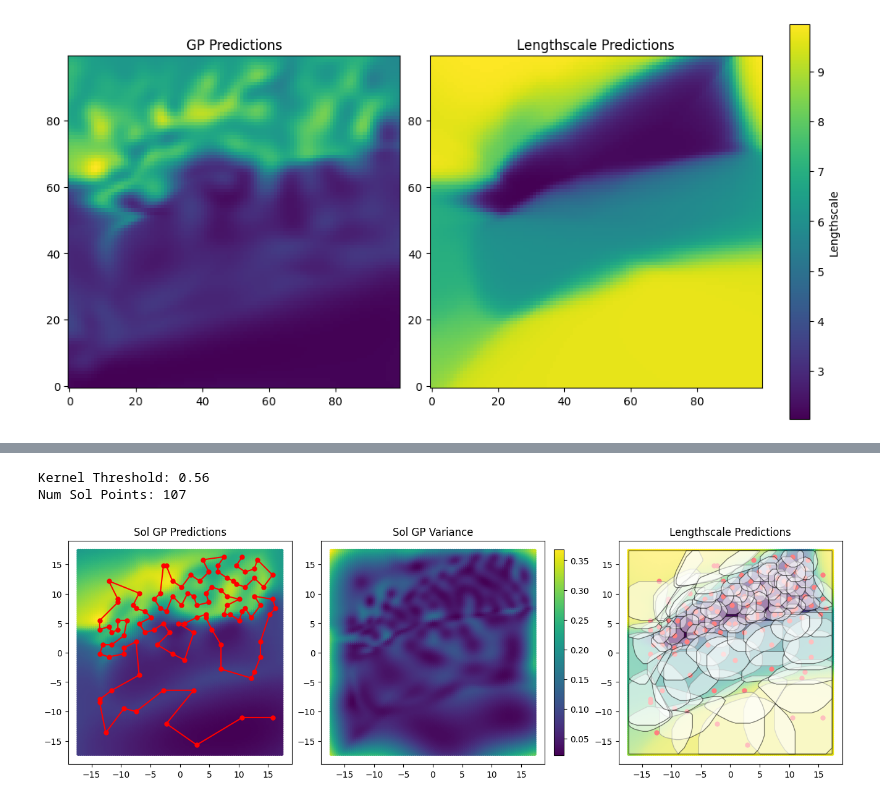
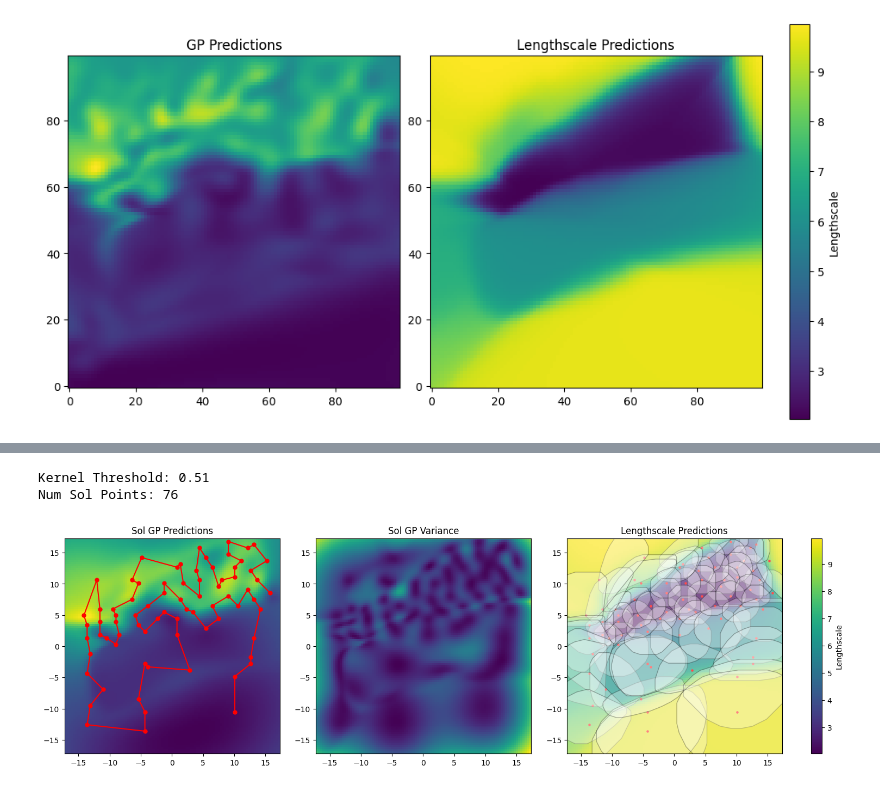
Before and after one commit to itskalvik/ICPP, a Jupyter notebook: demo.ipynb, the cells around one changed output, grey strips where cells are left out. Saved outputs shown, nothing was run; the diff lists cells and outputs as text; code cells hidden in the pictures.

Commit message:
Fix blob plotting

```diff
--- a/demo.ipynb
+++ b/demo.ipynb
@@ -114,12 +112,12 @@ Num candidates: 4624
 # %%
-max_var = 0.6
+max_var = 0.65
+kernel_threshold = np.sqrt((1.0 - max_var)*(1 + noise_variance))
+print(f"Kernel Threshold: {kernel_threshold:.2f}")
 cmodel = get_method('GreedyCoverage')(num_sensing=500,
-                                      X_objective=X_test,
+                                      X_objective=X_train,
                                       kernel=kernel,
                                       noise_variance=noise_variance,
-                                      X_candidates=X_candidates)
-kernel_threshold = np.sqrt((1.0 - max_var)*(1 + noise_variance))
+                                      X_candidates=X_cand)
 X_sol = cmodel.optimize(kernel_threshold=max_var)[0]
-print(f"Kernel Threshold: {kernel_threshold:.2f}")
 print(f"Num Sol Points: {len(X_sol)}")
 # %% [output]
@@ -180,17 +181,17 @@ plt.show()
 # %%
-max_var = 0.7
+max_var = 0.75
+kernel_threshold = np.sqrt((1.0 - max_var)*(1 + noise_variance))
+print(f"Kernel Threshold: {kernel_threshold:.2f}")
 cmodel = get_method('GCBCoverage')(num_sensing=500,
-                                   X_objective=X_test,
+                                   X_objective=X_train,
                                    kernel=kernel,
                                    noise_variance=noise_variance,
                                    X_candidates=X_sol)
-kernel_threshold = np.sqrt((1.0 - max_var)*(1 + noise_variance))
 X_sol = cmodel.optimize(kernel_threshold=max_var)[0]
-print(f"Kernel Threshold: {kernel_threshold:.2f}")
 print(f"Num Sol Points: {len(X_sol)}")
 # %% [output]
-Kernel Threshold: 0.56
-Num Sol Points: 107
+Kernel Threshold: 0.51
+Num Sol Points: 76
 # %%
 y_sol, _ = model.predict_f(X_sol)
 _, _, _, model_sol = get_model_params(
@@ -203,43 +204,46 @@ _, _, _, model_sol = get_model_params(
 mean, var = model_sol.predict_f(X_test)
 cov = kernel(X_sol, X_test).numpy()
 # %%
-fig, axes = plt.subplots(1, 3, figsize=(13, 5), constrained_layout=True)
+# Create subplots
+fig, axes = plt.subplots(1, 3, figsize=(15, 4.5), constrained_layout=True)
 
-# Training data
-sc1 = axes[0].scatter(X_test[:, 0], X_test[:, 1], c=mean.numpy(), s=12)
+# First subplot — training data
+sc1 = axes[0].imshow(mean.numpy().reshape(x_dim, y_dim).T,
+                     extent=extent, origin="lower")
 axes[0].scatter(X_sol[:, 0], X_sol[:, 1], c='r', s=25)
 axes[0].plot(X_sol[:, 0], X_sol[:, 1], c='r')
 axes[0].set_title("Sol GP Predictions")
 axes[0].set_aspect('equal')
 
-# Variance
-sc2 = axes[1].scatter(X_test[:, 0], X_test[:, 1], c=var.numpy(), s=12)
+sc2 = axes[1].imshow(var.numpy().reshape(x_dim, y_dim).T,
+                     extent=extent, origin="lower")
 axes[1].set_title("Sol GP Variance")
 axes[1].set_aspect('equal')
 
-# Lengthscales
-sc3 = axes[2].scatter(X_test[:, 0], X_test[:, 1], c=lengthscale_preds, s=12)
-axes[2].scatter(X_sol[:, 0], X_sol[:, 1], c='r', s=25)
+sc2 = axes[2].imshow(y_test_ls.reshape(x_dim, y_dim).T,
+                     extent=extent, origin="lower")
+axes[2].scatter(X_sol[:, 0], X_sol[:, 1], c='r', s=5)
 
-# FoVs
 for i in range(len(X_sol)):
     idx = np.where(cov[i] > kernel_threshold)
     mask = X_test[idx]
-    multi_point = Polygon(mask)
-    poly = multi_point.convex_hull
+    poly = Polygon(mask).convex_hull
+    poly = poly.buffer(0.5)
     patch = MplPolygon(list(poly.exterior.coords),
                     closed=True,
                     facecolor='w',
                     edgecolor='k',
-                    alpha=0.5)
+                    alpha=0.3)
     axes[2].add_patch(patch)
-
 axes[2].set_title("Lengthscale Predictions")
 axes[2].set_aspect('equal')
+axes[2].set_xlim(axes[1].get_xlim())
+axes[2].set_ylim(axes[1].get_ylim())
 
-# Fix colorbar size
-cbar = fig.colorbar(sc2, ax=axes[1], fraction=0.046, pad=0.04)
+# Shared colorbar
+fig.colorbar(sc2, ax=axes, orientation='vertical',
+             fraction=0.05, pad=0.04, label='Lengthscale')
 
 plt.show()
 # %% [output]
-[figure, old version]
+[figure, new version]
```
Also changed, not shown: parts of 9 cells of this notebook.
